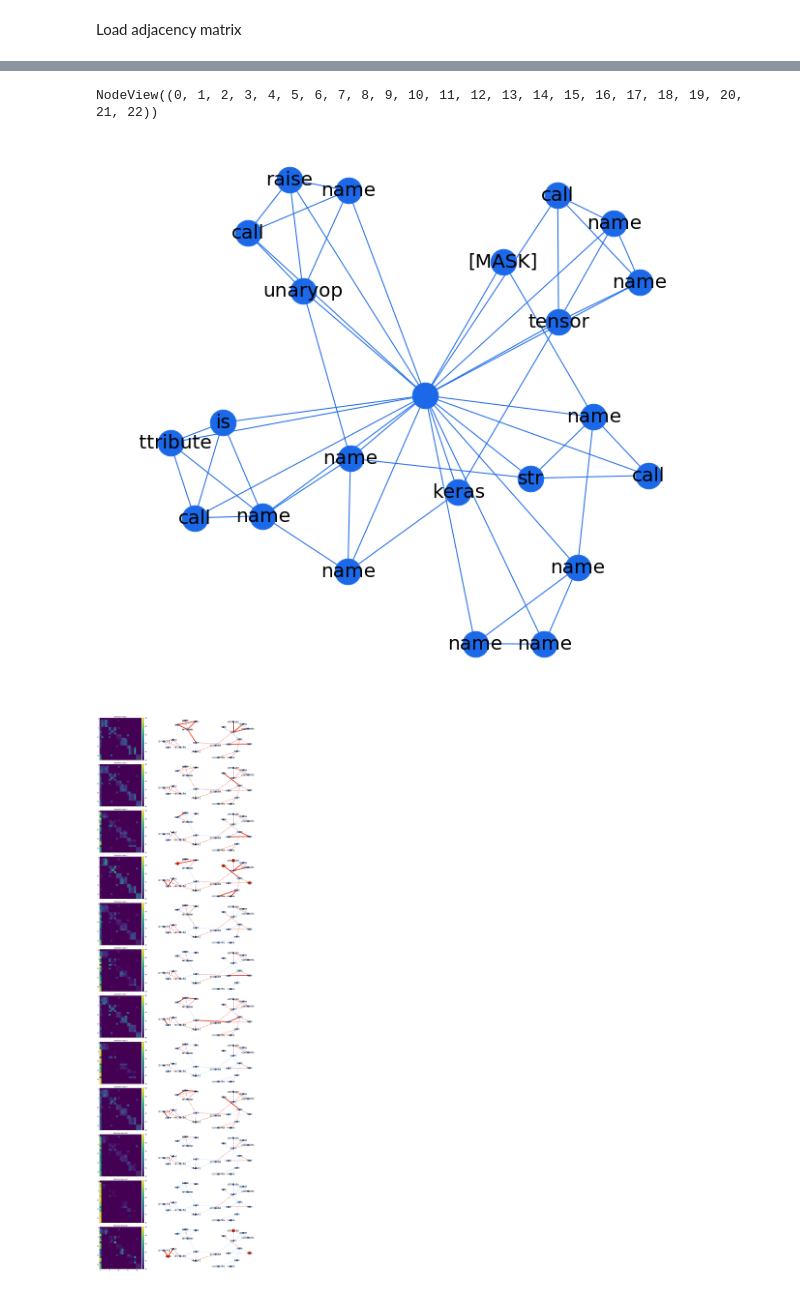
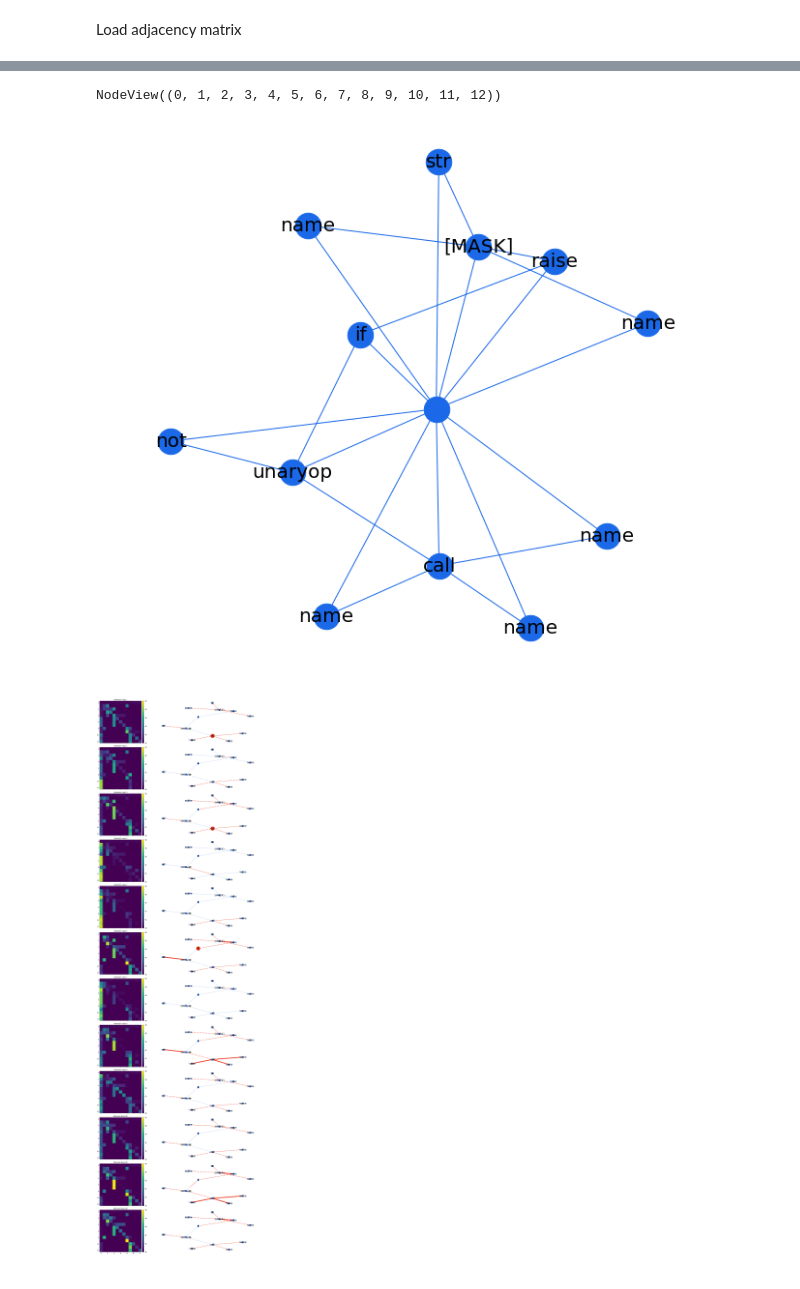
Before and after one commit to dtsbourg/BiFocalE, a Jupyter notebook: notebook/Inspect Attention.ipynb, the cells around one changed output, grey strips where cells are left out. Drawn from its saved outputs; the diff is of its cells as text; code cells hidden in the pictures.

```diff
--- a/notebook/Inspect Attention.ipynb
+++ b/notebook/Inspect Attention.ipynb
@@ -10,15 +10,15 @@ blue = '#1b69e8'
 import os
 import pandas as pd
 # %%
-path = '../cls_magret/pretraining_output/eval_results_att.txt'
+path = '../funcname_magret/pretraining_output/eval_results_att.txt'
 # %% [markdown]
 Load vocabulary
 # %%
-vocab = pd.read_csv('../cls_magret/vocab-code.txt', header=None)
+vocab = pd.read_csv('../funcname_magret/vocab-code.txt', header=None)
 # %% [markdown]
 Load predictions results
 # %%
-results_df = pd.read_csv('../cls_magret/pretraining_output/eval_results_masked_lm.txt')
+results_df = pd.read_csv('../funcname_magret/pretraining_output/eval_results_masked_lm.txt')
 results_df.head(10)
 # %% [output]
 |  | masked_lm_predictions | label_ids | masked_lm_positions | 0 | 1 | 2 | 3 | 4 | ... |
@@ -80,7 +80,7 @@ plt.show()
 # %% [markdown]
 Load adjacency matrix
 # %%
-adj_df = pd.read_csv('../cls_magret/clssplit_magret_adj_single.txt', header=None)
+adj_df = pd.read_csv('../funcname_magret/cls_with_funcsplit_magret_adj_single.txt', header=None)
 A = np.asarray(adj_df)
 # %%
 import networkx as nx
@@ -115,7 +115,7 @@ plt.show()
 # %%
 G.nodes()
 # %% [output]
-NodeView((0, 1, 2, 3, 4, 5, 6, 7, 8, 9, 10, 11, 12, 13, 14, 15, 16, 17, 18, 19, 20, 21, 22))
+NodeView((0, 1, 2, 3, 4, 5, 6, 7, 8, 9, 10, 11, 12))
 # %%
 plt.figure(figsize=(10,10))
 pos = nx.spring_layout(G)  # positions for all nodes
@@ -129,13 +129,13 @@ nx.draw_networkx_labels(G, pos, labels=dict(zip(range(1,emb_len),pred_str[1:emb_
 plt.axis('off')
 plt.show()
 # %% [output]
-[figure, old version]
+[figure, new version]
 # %%
 f, axes = plt.subplots(12, 2, sharex='col', figsize=(20,60))
 
 #G0  = nx.from_numpy_matrix(attention[0, 1:emb_len, 1:emb_len])
 #pos = nx.spring_layout(G0)  # positions for all nodes
-#labels = dict(zip(range(1,emb_len),pred_str[1:emb_len]))
+labels = dict(zip(range(1,emb_len),pred_str[1:emb_len]))
 
 #f.suptitle('Attention head probabilities (Layer #12)')
 for i, (ax0, ax1) in enumerate(axes):
@@ -146,35 +146,35 @@ for i, (ax0, ax1) in enumerate(axes):
     divider = make_axes_locatable(ax0)
     cax = divider.append_axes('right', size='5%', pad=0.05)
     f.colorbar(im, cax=cax, orientation='vertical')
 
     # -----------------------------------------------------
     # graph
     Gi = nx.from_numpy_matrix(attention[i, :emb_len, :emb_len])
     Gi.remove_node(0)
 
-    evlarge = [(u, v) for (u, v, d) in Gi.edges(data=True) if  d['weight'] > 0.3]
-    elarge  = [(u, v) for (u, v, d) in Gi.edges(data=True) if (d['weight'] > 0.1) & (d['weight'] <= 0.3)]
-    esmall  = [(u, v) for (u, v, d) in Gi.edges(data=True) if  d['weight'] <= 0.1]
+    evlarge = [(u, v) for (u, v, d) in Gi.edges(data=True) if  d['weight'] > 0.8]
+    elarge  = [(u, v) for (u, v, d) in Gi.edges(data=True) if (d['weight'] > 0.3) & (d['weight'] <= 0.8)]
+    esmall  = [(u, v) for (u, v, d) in Gi.edges(data=True) if  d['weight'] <= 0.3]
 
     lg_self_att = [u for (u,v,d) in Gi.edges(data=True) if (d['weight'] > 0.5) &(u==v)]
     sm_self_att = [u for (u,v,d) in Gi.edges(data=True) if (d['weight'] <= 0.5)&(u==v)]
 
     # nodes
-    nx.draw_networkx_nodes(Gi, pos, nodelist=lg_self_att, node_size=600, ax=ax1, node_color=red)
+    nx.draw_networkx_nodes(Gi, pos, nodelist=lg_self_att, node_size=900, ax=ax1, node_color=red)
     nx.draw_networkx_nodes(Gi, pos, nodelist=sm_self_att, node_size=200, ax=ax1, node_color=blue)
 
     # edges
     nx.draw_networkx_edges(Gi, pos, edgelist=evlarge, width=6, ax=ax1, edge_color=red)
     nx.draw_networkx_edges(Gi, pos, edgelist=elarge,  width=2, ax=ax1, edge_color=red, style='dashed')
     nx.draw_networkx_edges(Gi, pos, edgelist=esmall,  width=1, ax=ax1, alpha=0.5, edge_color=blue)
 
     # labels
     nx.draw_networkx_labels(Gi, pos, labels=labels, font_size=20, font_family='sans-serif', ax=ax1)
 
     ax1.axis('off')
 
     plt.tight_layout()
 
 plt.show()
 # %% [output]
-[figure, old version]
+[figure, new version]
```
Also changed, not shown: parts of 6 cells of this notebook.
